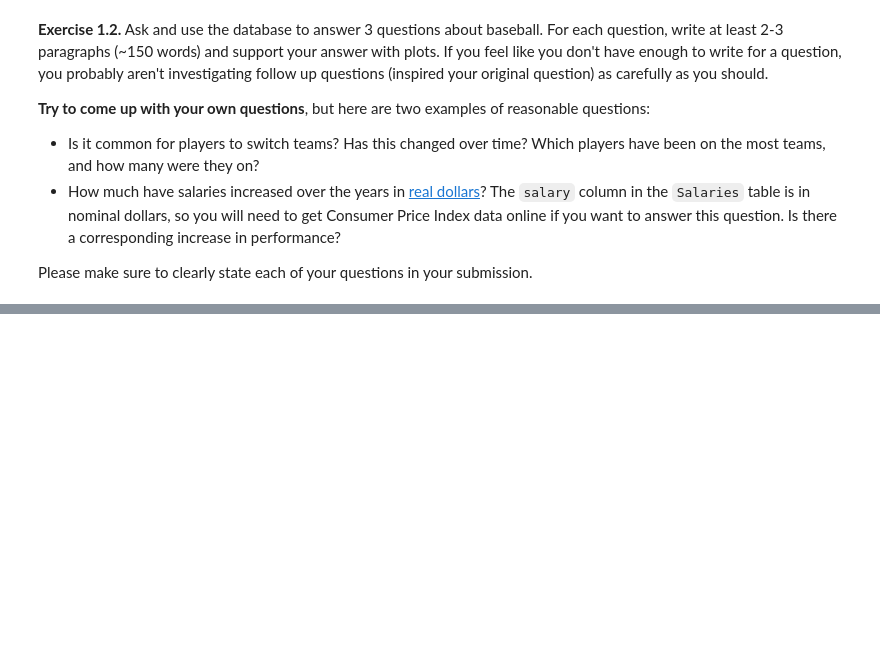
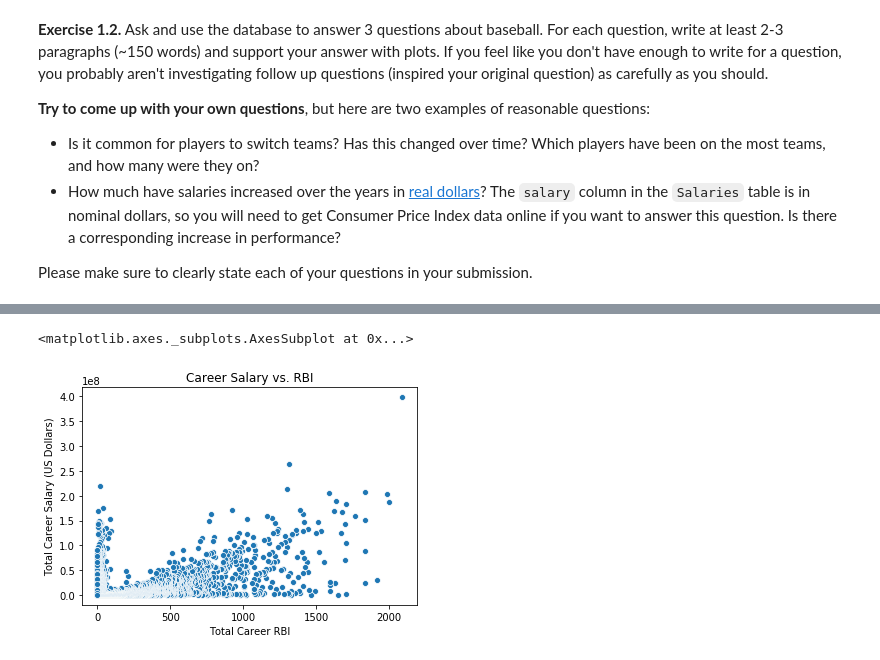
Before and after one commit to domitchler/sta141b-assignment-5, a Jupyter notebook: hw5.ipynb, the cells around one changed output, grey strips where cells are left out. Cells and saved outputs as stored; diff of their text form; code cells hidden in the pictures; blank space fills up the shorter version.

```diff
--- a/hw5.ipynb
+++ b/hw5.ipynb
@@ -37,0 +330,17 @@ Please make sure to clearly state each of your questions in your submission.
+# %%
+rbi_df = pd.read_sql("""
+    SELECT l.playerid, nameFirst, nameLast, total_RBI, total_salary FROM
+        (SELECT li.playerid, nameFirst, nameLast, total_RBI FROM
+            (SELECT playerid, SUM(RBI) as total_RBI FROM batting
+            GROUP BY playerid) AS li
+        JOIN
+            (SELECT playerid, nameFirst, nameLast FROM people) AS ri
+        ON li.playerid = ri.playerid) AS l
+    LEFT JOIN
+        (SELECT playerid, SUM(salary) as total_salary FROM salaries
+        GROUP BY playerid) AS r
+    ON l.playerid = r.playerid
+    ORDER BY total_RBI DESC
+""", db)
+
+rbi_df
@@ -37,0 +366,11 @@ Please make sure to clearly state each of your questions in your submission.
+# %%
+ax = sns.scatterplot("total_RBI", "total_salary", data = rbi_df)
+
+ax.set_title("Career Salary vs. RBI")
+ax.set_xlabel("Total Career RBI")
+ax.set_ylabel("Total Career Salary (US Dollars)")
+
+ax
+# %% [output]
+<matplotlib.axes._subplots.AxesSubplot at 0x...>
+[figure, added]
```
Also changed, not shown: parts of 21 cells of this notebook.
